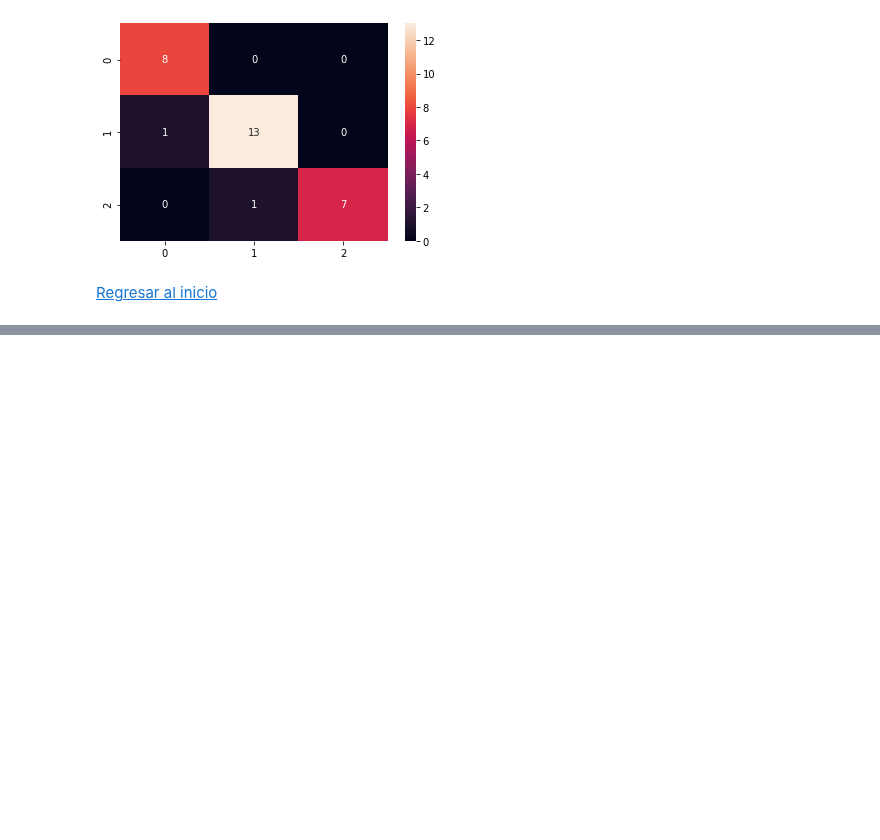
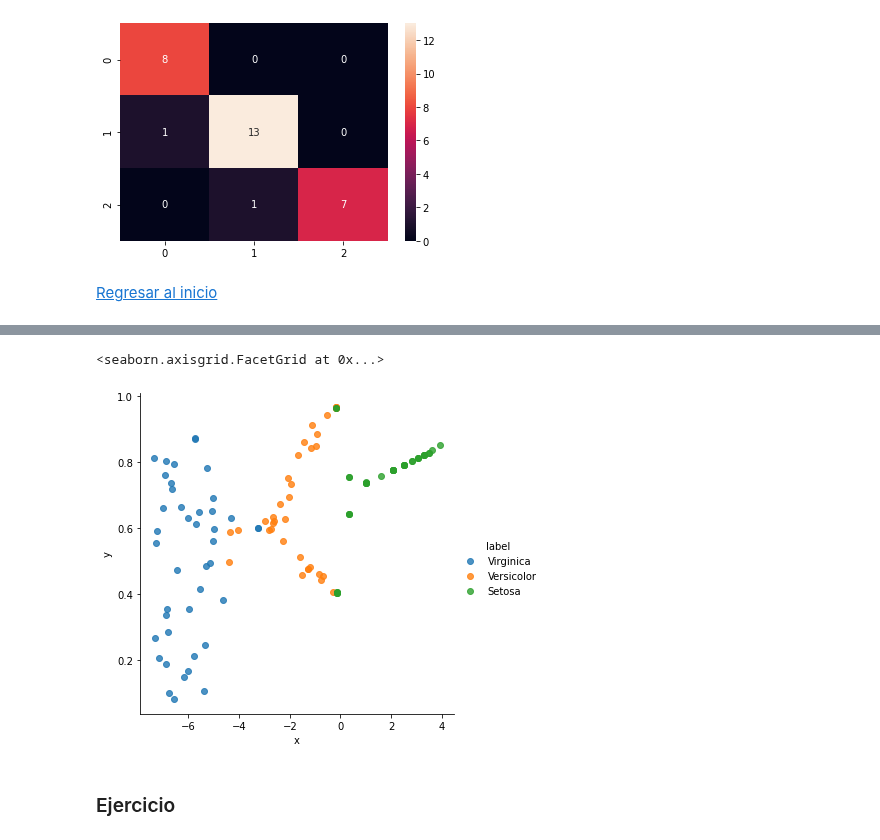
Before and after one commit to AprendizajeProfundo/Diplomado, a Jupyter notebook: Temas/Módulo 3- Introducción al aprendizaje de máquinas/1. Introducción a IA/Cuadernos/am-softmax-keras-iris.ipynb, the cells around one changed output, grey strips where cells are left out. Saved outputs shown, nothing was run; the diff lists cells and outputs as text; code cells hidden in the pictures; blank space fills up the shorter version.

```diff
--- a/Temas/Módulo 3- Introducción al aprendizaje de máquinas/1. Introducción a IA/Cuadernos/am-softmax-keras-iris.ipynb
+++ b/Temas/Módulo 3- Introducción al aprendizaje de máquinas/1. Introducción a IA/Cuadernos/am-softmax-keras-iris.ipynb
@@ -306,0 +355,10 @@ plt.savefig('h.png')
+# %%
+# API funcional
+# 1. crea un nuevo modelo
+# 2. Compila
+# 3. Predice
+
+inputs = x_train
+model = Model(model_iris.input, model_iris.get_layer(name='segunda_capa_oculta').output)
+model.compile()
+output = model.predict(inputs)
@@ -306,0 +394,6 @@ plt.savefig('h.png')
+# %%
+from sklearn.manifold import TSNE
+
+# reduce dimensionalidad con t-sne
+tsne = TSNE(n_components=2, verbose=1, perplexity=50, n_iter=1000, learning_rate=200)
+tsne_results = tsne.fit_transform(output)
@@ -306,0 +408,13 @@ plt.savefig('h.png')
+# %%
+labels = [target_dimensions[i] for i in y_train_species]
+#['Setosa', 'Versicolor', 'Virginica']
+# %%
+# visualiza con seaborn
+df_tsne = pd.DataFrame(tsne_results, columns=['x', 'y'])
+df_tsne['label'] = labels
+sns.lmplot(x='x', y='y', data=df_tsne, hue='label', fit_reg=False)
+# %% [output]
+<seaborn.axisgrid.FacetGrid at 0x...>
+[figure, added]
+# %% [markdown]
+### Ejercicio
```
Also changed, not shown: parts of 32 cells of this notebook.
